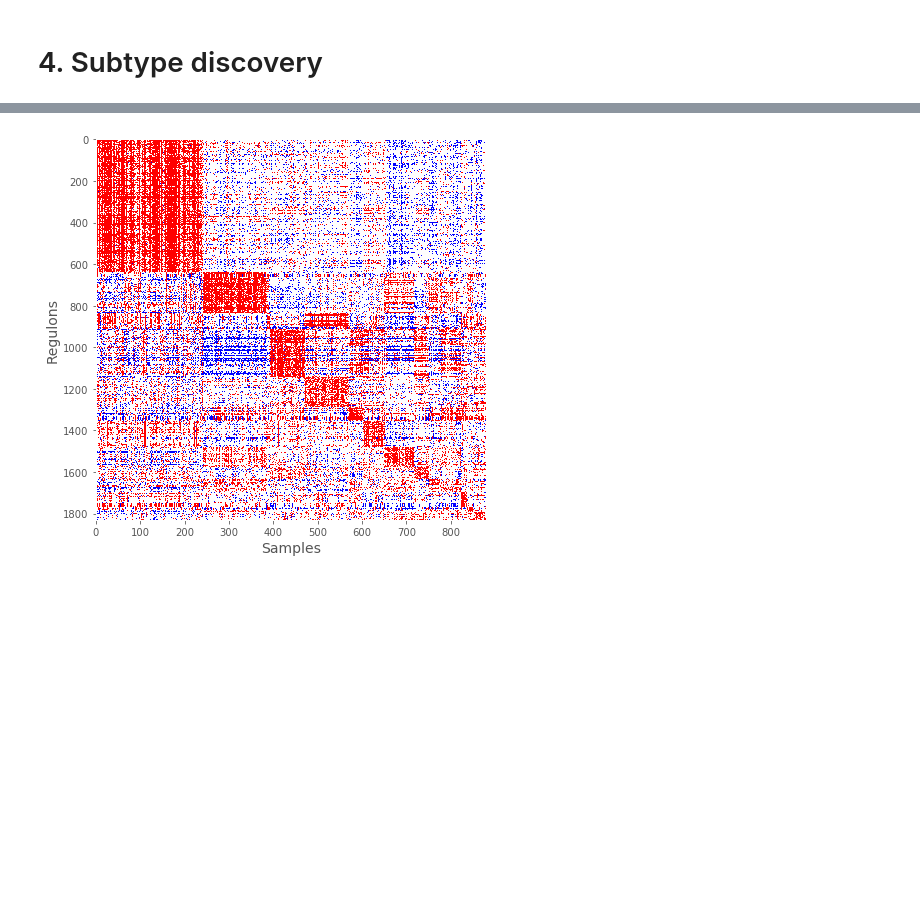
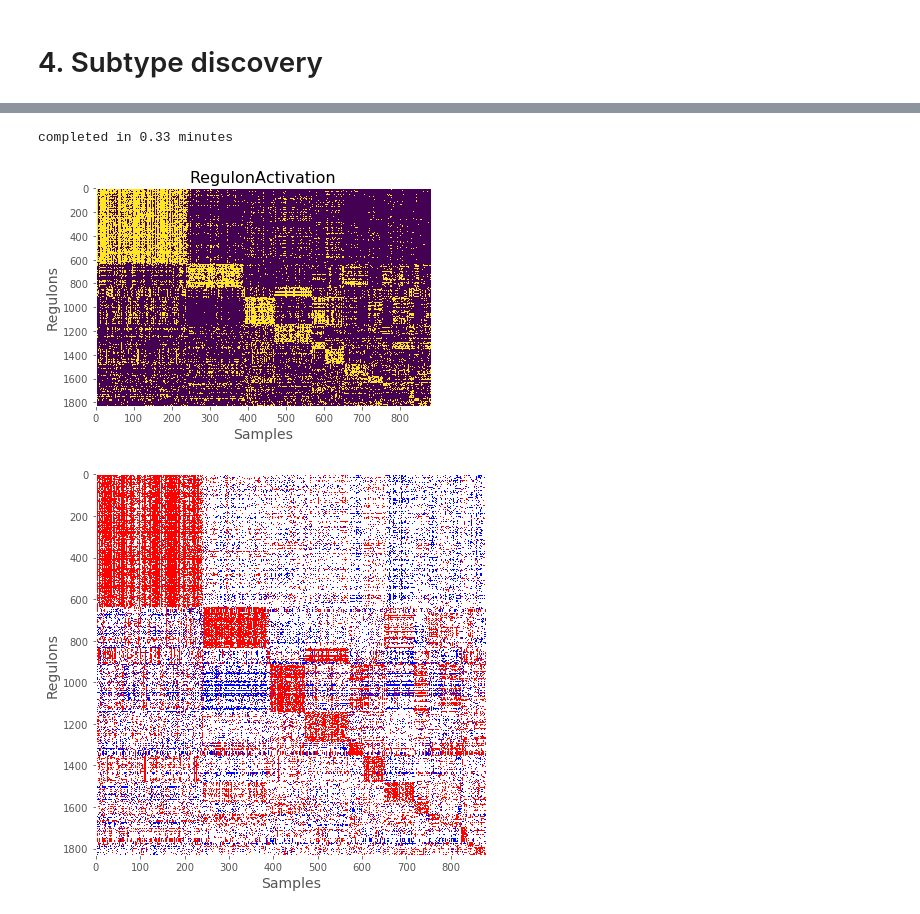
Before and after one commit to adelomana/PSL, a Jupyter notebook: demo/miner_demo_20190520.ipynb, the cells around one changed output, grey strips where cells are left out. Saved outputs shown, nothing was run; the diff lists cells and outputs as text; code cells hidden in the pictures; blank space fills up the shorter version.

```diff
--- a/demo/miner_demo_20190520.ipynb
+++ b/demo/miner_demo_20190520.ipynb
@@ -301,17 +309,19 @@ miner.plotSimilarity(similarityMatrix,mappedSamples,vmin=0,vmax=0.333,title="Sim
 [figure]
 # %%
+t1 = time.time()
 # Get eigengenes for all modules
 eigengenes = miner.getEigengenes(referenceDictionary,expressionData,regulon_dict=None,saveFolder=None)
 eigenScale = np.percentile(expressionData,95)/np.percentile(eigengenes,95)
 eigengenes = eigenScale*eigengenes
 eigengenes.index = np.array(eigengenes.index).astype(str)
 
-#write eigengenes to .csv
-eigengenes.to_csv(os.path.join(resultsDirectory,"eigengenes.csv"))
-
 # Generate heatmaps of module activity
 orderedOverExpressedMembers = miner.orderMembership(centroidMatrix,sampleMatrix,mappedClusters,ylabel="Regulons",resultsDirectory=None,showplot=True)
 orderedDM = miner.plotDifferentialMatrix(sampleMatrix,sampleUnderMatrix,orderedOverExpressedMembers,cmap="bwr",aspect="auto",saveFile=os.path.join(resultsDirectory,"centroid_clusters_heatmap.pdf"),showplot=True)
+t2 = time.time()
+print("completed in {:.2f} minutes".format((t2-t1)/60.))
 # %% [output]
+completed in 0.33 minutes
-[figure, old version]
+[figure, new version]
+[figure, added]
 # %%
```
Also changed, not shown: parts of 5 cells of this notebook.
